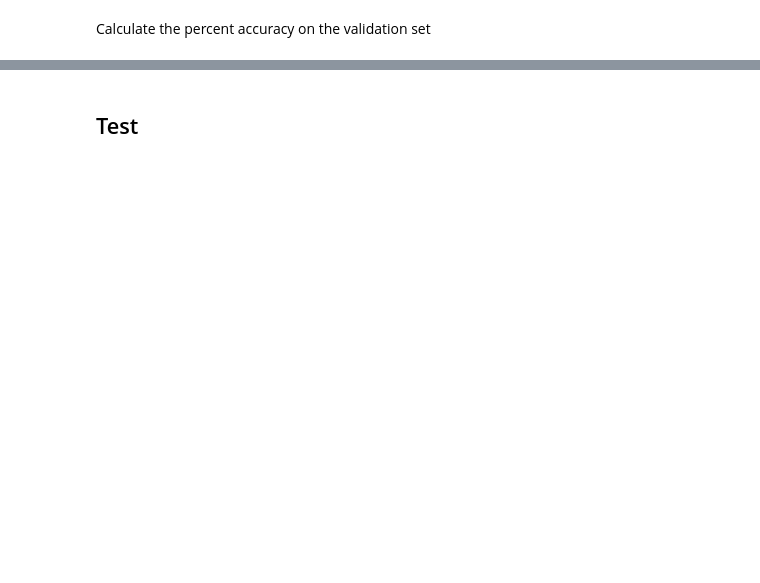
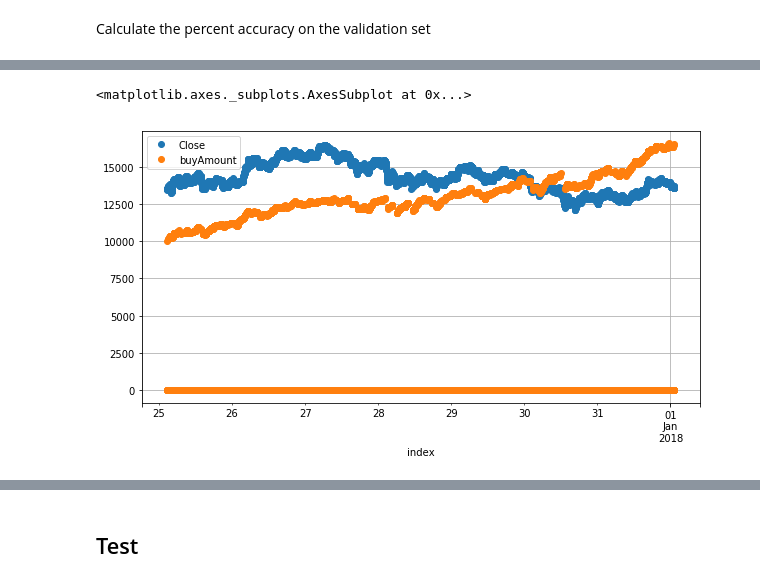
Before and after one commit to iaghidro/stock-predictor, a Jupyter notebook: fastAI/binaryClassificationBTC.ipynb, the cells around one changed output, grey strips where cells are left out. Cells and saved outputs as stored; diff of their text form; code cells hidden in the pictures; blank space fills up the shorter version.

```diff
--- a/fastAI/binaryClassificationBTC.ipynb
+++ b/fastAI/binaryClassificationBTC.ipynb
@@ -47,18 +47,29 @@ def calculateNetProfit(dataFrame, startAmount):
     totalBuys = 0
     totalSells = 0
     for index, row in df.iterrows():
+        prevBuyAmount = df.buyAmount.get(index -1, np.nan)
+        prevSellAmount = df.sellAmount.get(index -1, np.nan)
+#         prevPredicted = df.predicted.get(index -1, np.nan)
+        predicted = row.predicted
         if index == df.index[0]:
             df.loc[index,'buyAmount'] = startAmount
-        elif row.predicted == 1 and df.loc[index -1,'buyAmount'] > 0:
-            df.loc[index,'sellAmount'] = df.loc[index -1,'buyAmount']/row.Close
+        elif predicted == 1 and prevBuyAmount > 0:
+            # BUY
+            df.loc[index,'sellAmount'] = prevBuyAmount/row.Close
             totalBuys +=1
-        elif row.predicted == 1 and df.loc[index -1,'buyAmount'] == 0:
-            df.loc[index,'sellAmount'] = df.loc[index -1,'sellAmount']
-        elif row.predicted == 0 and df.loc[index -1,'sellAmount'] > 0:
-            df.loc[index,'buyAmount'] = df.loc[index -1,'sellAmount']*row.Close
+        elif predicted == 1 and prevBuyAmount == 0:
+            df.loc[index,'sellAmount'] = prevSellAmount
+        elif predicted == 0 and prevSellAmount > 0:
+            # SELL
+            df.loc[index,'buyAmount'] = prevSellAmount*row.Close
             totalSells +=1
-        elif row.predicted == 0 and df.loc[index -1,'sellAmount'] == 0:
-            df.loc[index,'buyAmount'] = df.loc[index -1,'buyAmount']
+        elif predicted == 0 and prevSellAmount == 0:
+            df.loc[index,'buyAmount'] = prevBuyAmount
+        else:
+            # HOLD (not holding currently)
+            df.loc[index,'buyAmount'] = prevBuyAmount
+            df.loc[index,'sellAmount'] = prevSellAmount
+
 
     startClose = df.Close.iloc[0]
     endClose = df.Close.iloc[-1]
@@ -382,4 +614,7 @@ newdf.head(10)
 # %%
-newdf.plot(x='index', y=['Close'], style='o')
+newdf.plot(x='index', y=['Close', 'buyAmount'], style='o',figsize=(10,5), grid=True)
+# %% [output]
+<matplotlib.axes._subplots.AxesSubplot at 0x...>
+[figure, added]
 # %%
 newdf.tail(10)
```
Also changed, not shown: parts of 44 cells of this notebook, 1 other file.
